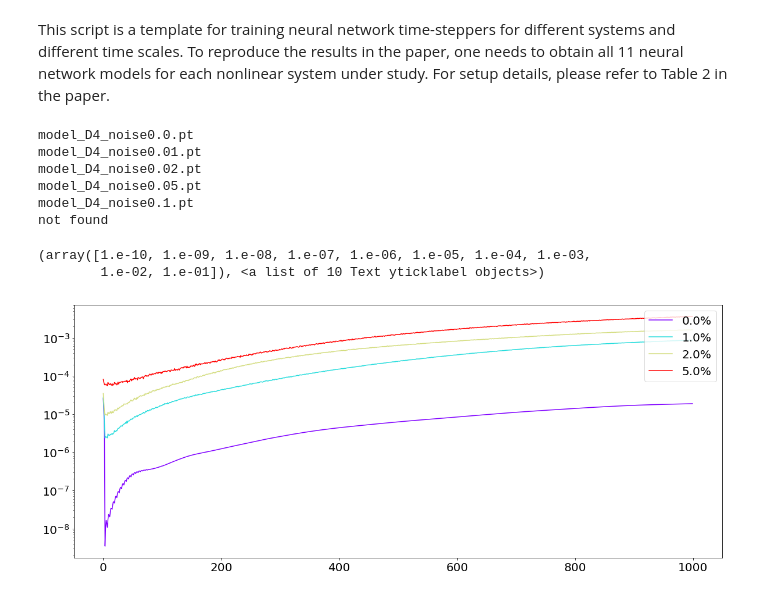
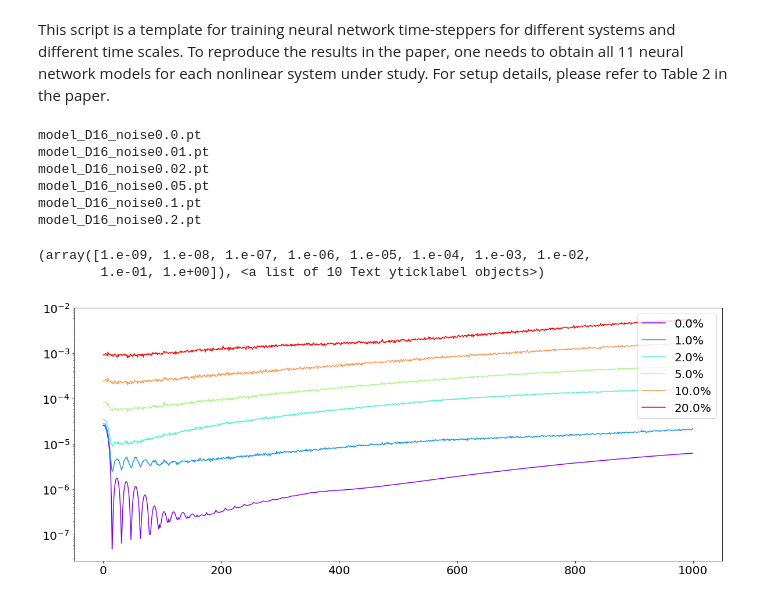
Before and after one commit to KatieJ16/ensemble_HiSTs, a Jupyter notebook: scripts/multiscale_HiTS_exp/model_training_post_noise.ipynb, the cells around one changed output. Saved outputs shown, nothing was run; the diff lists cells and outputs as text; code cells hidden in the pictures.

```diff
--- a/scripts/multiscale_HiTS_exp/model_training_post_noise.ipynb
+++ b/scripts/multiscale_HiTS_exp/model_training_post_noise.ipynb
@@ -20,7 +20,7 @@ import ResNet as net
 # %%
 # adjustables
 
-k = 2                       # model index: should be in {0, 2, ..., 10}
+k = 4                       # model index: should be in {0, 2, ..., 10}
 dt = 0.01                     # time unit: 0.0005 for Lorenz and 0.01 for others
 system = 'Hyperbolic'         # system name: 'Hyperbolic', 'Cubic', 'VanDerPol', 'Hopf' or 'Lorenz'
 noise = 0.0                   # noise percentage: 0.00, 0.01 or 0.02
@@ -56,50 +56,53 @@ for model in models:
     model.device = 'cpu'
     model._modules['increment']._modules['activation'] = torch.nn.ReLU()
 # %% [output]
-model_D4_noise0.0.pt
-model_D4_noise0.01.pt
-model_D4_noise0.02.pt
-model_D4_noise0.05.pt
-model_D4_noise0.1.pt
-not found
+model_D16_noise0.0.pt
+model_D16_noise0.01.pt
+model_D16_noise0.02.pt
+model_D16_noise0.05.pt
+model_D16_noise0.1.pt
+model_D16_noise0.2.pt
 # %%
 #graph for d1
+
+mse_list_big = list()
 fig = plt.figure(figsize=(20, 8))
 colors=iter(plt.cm.rainbow(np.linspace(0, 1, len(models))))
 # for k in range(len(preds_mse)):
 #     err = preds_mse[k]
 #     mean = err.mean(0).detach().numpy()
 
 #     plt.semilogy(mean, linestyle='-', color=rgb, linewidth=3.0, label='$\Delta\ t$={}'.format(step_sizes[k]*dt))
 
 
 n_steps = 1000
 for i in range(len(models)):
     test_data = np.load(os.path.join(data_dir, 'test_noise{}.npy'.format(noise_levels[i])))
     rgb = next(colors)
     y_preds = models[i].uni_scale_forecast(torch.tensor(test_data[:, 0, :]).float(), n_steps=n_steps)
 #     plt.plot(y_preds[0,:,0].cpu().detach().numpy())
 #     plt.plot(y_preds[0,:,1].cpu().detach().numpy())
 
 #     plt.plot(test_data[0,1:n_steps,0])#.cpu().detach().numpy())
 #     plt.plot(test_data[0,1:n_steps,1])#.cpu().detach().numpy())
 # # plt.show()
 
 # print((y_preds_2 - test_data[:,1:,:]).shape)
 
 # print(((y_preds_2 - test_data[:,1:,:])**2).shape)
 
     mse = torch.mean((y_preds - test_data[:,1:n_steps+1,:])**2, axis = (0,2))
+    mse_list_big.append(mse)
 
     plt.semilogy(mse, label = str(noise_levels[i]*100) + "%", color=rgb)
 
 plt.legend(fontsize=20, loc='upper right')
 plt.xticks(fontsize=20)
 plt.yticks(fontsize=20)
 # %% [output]
-(array([1.e-10, 1.e-09, 1.e-08, 1.e-07, 1.e-06, 1.e-05, 1.e-04, 1.e-03,
-        1.e-02, 1.e-01]), <a list of 10 Text yticklabel objects>)
+(array([1.e-09, 1.e-08, 1.e-07, 1.e-06, 1.e-05, 1.e-04, 1.e-03, 1.e-02,
+        1.e-01, 1.e+00]), <a list of 10 Text yticklabel objects>)
-[figure, old version]
+[figure, new version]
 # %%
 
 n_steps = 1000
```
Also changed, not shown: parts of 4 cells of this notebook, 4 other files.
